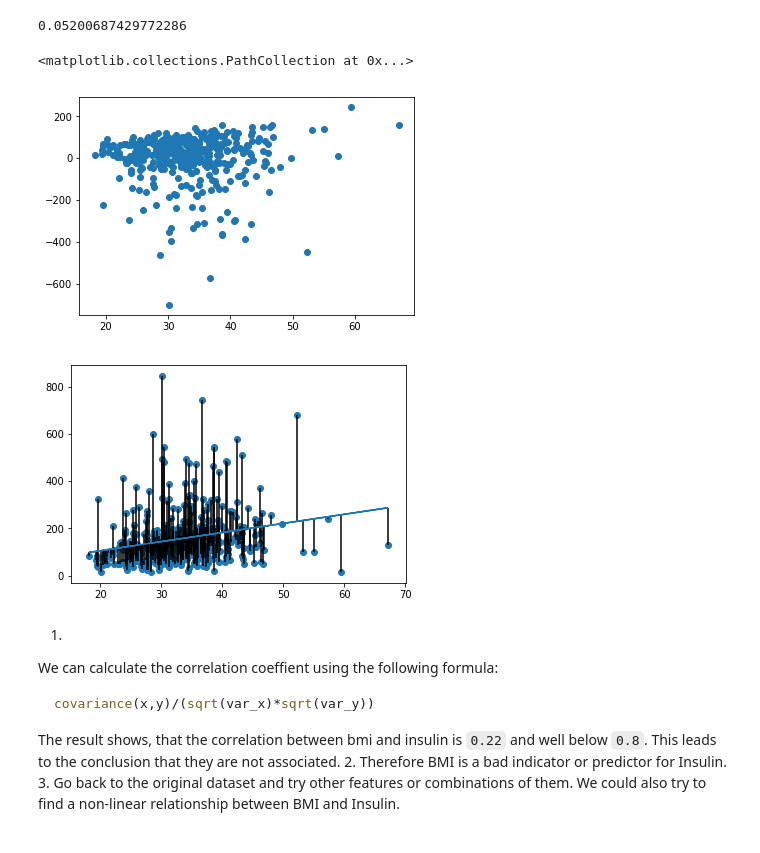
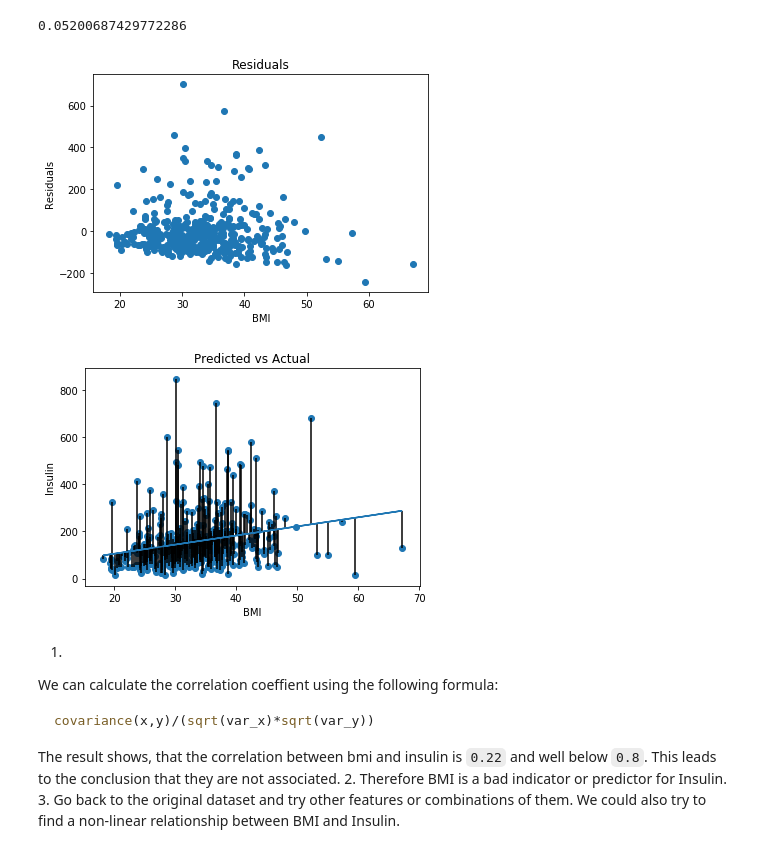
Before and after one commit to sirexeclp/ml4pm, a Jupyter notebook: mlpm_ex01_linear_regression/1_LinRegTut_STUDENT.ipynb, the cells around one changed output. Drawn from its saved outputs; the diff is of its cells as text; code cells hidden in the pictures.

Commit message:
add labeles to residuals plots

```diff
--- a/mlpm_ex01_linear_regression/1_LinRegTut_STUDENT.ipynb
+++ b/mlpm_ex01_linear_regression/1_LinRegTut_STUDENT.ipynb
@@ -267,10 +267,13 @@ r2(x,y,simple_linear_regression)
 # %% [output]
 0.05200687429772286
 # %%
-plt.scatter(x, [(p-a) for p,a in zip(predictions,y)])
+plt.scatter(x, [(a-p) for p,a in zip(predictions,y)])
+plt.title("Residuals")
+plt.xlabel("BMI")
+plt.ylabel("Residuals")
+plt.show()
 # %% [output]
-<matplotlib.collections.PathCollection at 0x...>
-[figure, old version]
+[figure, new version]
 # %%
 #Residuals Plot
 x = list(df.BMI)
@@ -280,12 +283,15 @@ predictions = simple_linear_regression(x, y)
 fig, ax = plt.subplots()
 ax.plot(x,predictions)
 ax.scatter(x, y)
-
 ax.vlines(x,y,predictions)
 
+ax.set_title("Predicted vs Actual")
+ax.set_ylabel("Insulin")
+ax.set_xlabel("BMI")
+
 plt.show()
 # %% [output]
-[figure, old version]
+[figure, new version]
 # %% [markdown]
 1.
 We can calculate the correlation coeffient using the following formula:
```
